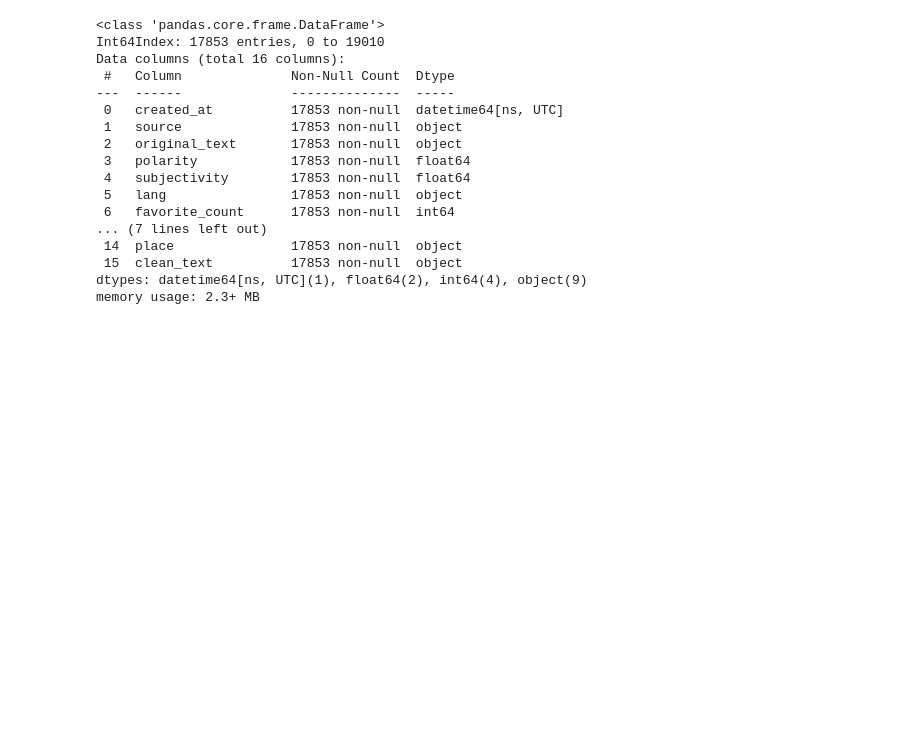
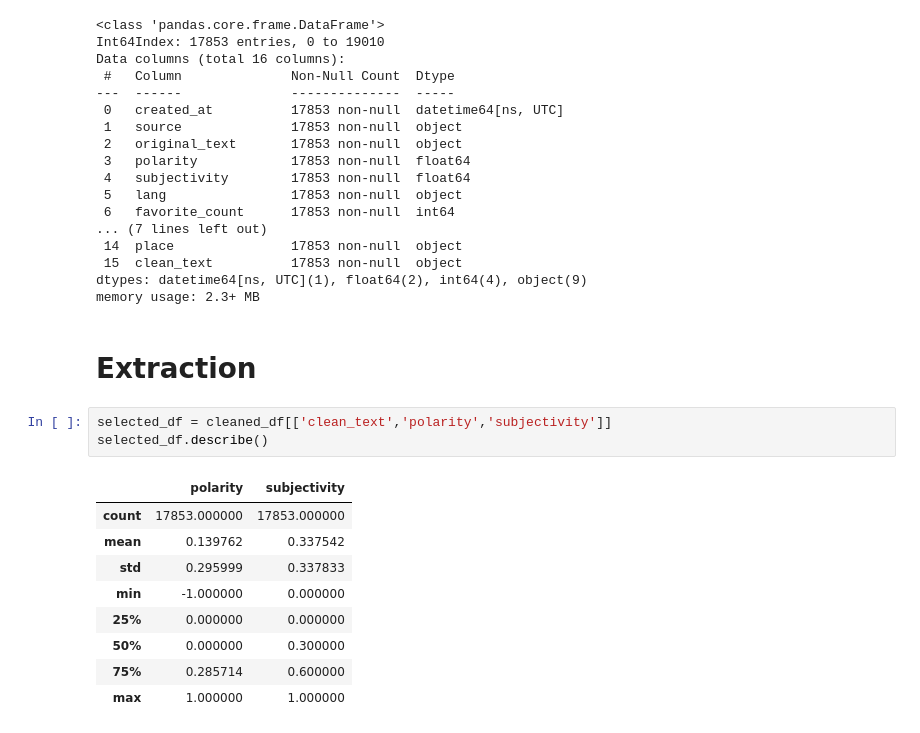
Before and after one commit to Nathnael12/Twitter-Data-Analysis, a Jupyter notebook: notebooks/data_exploration.ipynb, the cells around one changed output. Saved outputs shown, nothing was run; the diff lists cells and outputs as text; blank space fills up the shorter version.

```diff
--- a/notebooks/data_exploration.ipynb
+++ b/notebooks/data_exploration.ipynb
@@ -201,3 +216,18 @@ Data columns (total 16 columns):
  15  clean_text          17853 non-null  object
 dtypes: datetime64[ns, UTC](1), float64(2), int64(4), object(9)
 memory usage: 2.3+ MB
+# %% [markdown]
+# Extraction
+# %%
+selected_df = cleaned_df[['clean_text','polarity','subjectivity']]
+selected_df.describe()
+# %% [output]
+|  | polarity | subjectivity |
+| count | 17853.000000 | 17853.000000 |
+| mean | 0.139762 | 0.337542 |
+| std | 0.295999 | 0.337833 |
+| min | -1.000000 | 0.000000 |
+| 25% | 0.000000 | 0.000000 |
+| 50% | 0.000000 | 0.300000 |
+| 75% | 0.285714 | 0.600000 |
+| max | 1.000000 | 1.000000 |
```
Also changed, not shown: parts of 10 cells of this notebook.
